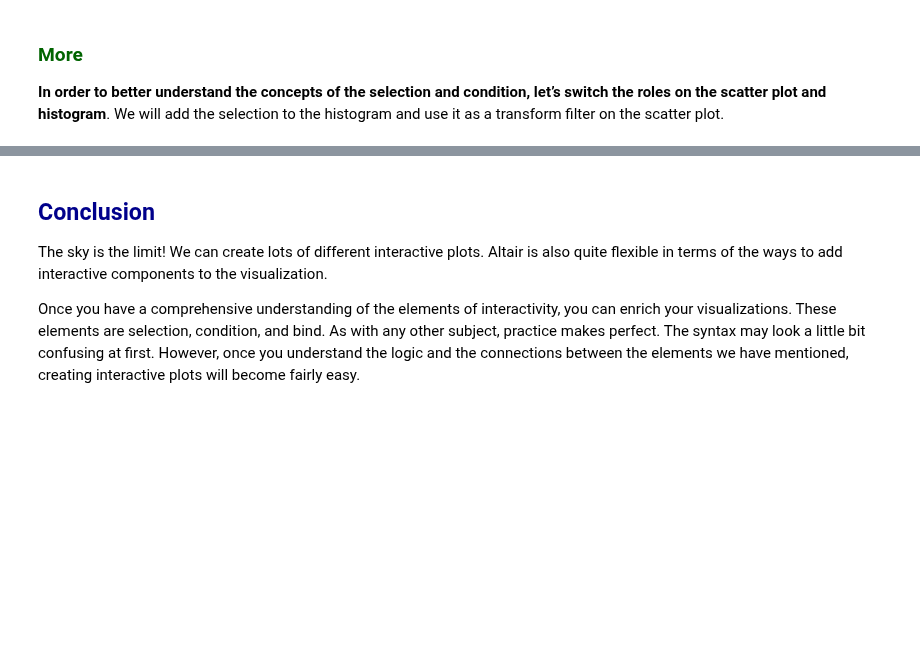
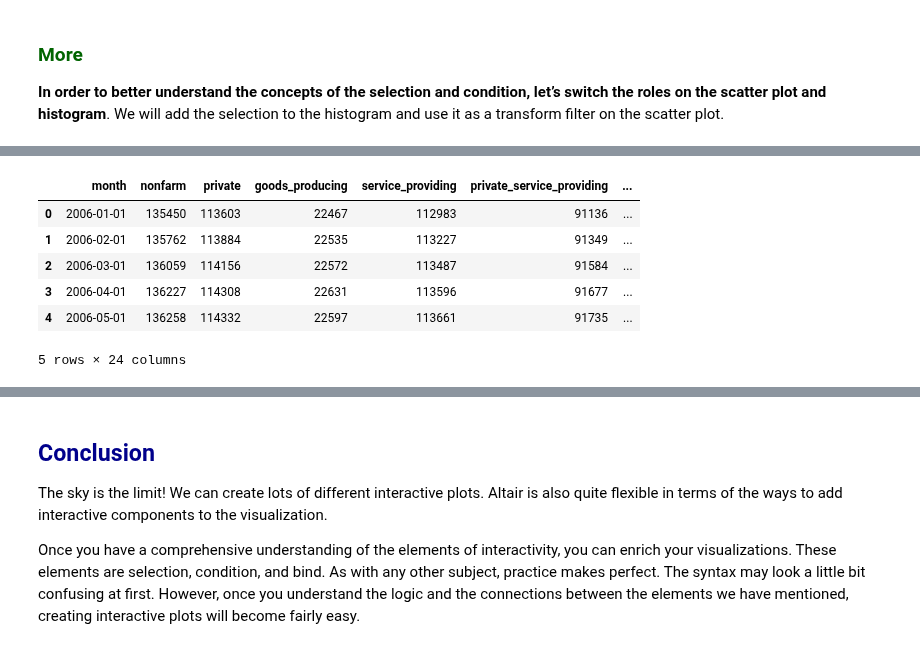
Before and after one commit to johnklee/ml_articles, a Jupyter notebook: medium/Making_Interactive_Visualizations_with_Python_Altair/notebook.ipynb, the cells around one changed output, grey strips where cells are left out. Drawn from its saved outputs; the diff is of its cells as text; code cells hidden in the pictures; blank space fills up the shorter version.

```diff
--- a/medium/Making_Interactive_Visualizations_with_Python_Altair/notebook.ipynb
+++ b/medium/Making_Interactive_Visualizations_with_Python_Altair/notebook.ipynb
@@ -148,0 +158,13 @@ chart1 | chart2
+# %%
+import altair as alt
+from vega_datasets import data
+
+data.us_employment().head()
+# %% [output]
+|  | month | nonfarm | private | goods_producing | service_providing | private_service_providing | ... |
+| 0 | 2006-01-01 | 135450 | 113603 | 22467 | 112983 | 91136 | ... |
+| 1 | 2006-02-01 | 135762 | 113884 | 22535 | 113227 | 91349 | ... |
+| 2 | 2006-03-01 | 136059 | 114156 | 22572 | 113487 | 91584 | ... |
+| 3 | 2006-04-01 | 136227 | 114308 | 22631 | 113596 | 91677 | ... |
+| 4 | 2006-05-01 | 136258 | 114332 | 22597 | 113661 | 91735 | ... |
+5 rows × 24 columns
```
Also changed, not shown: parts of 15 cells of this notebook.
